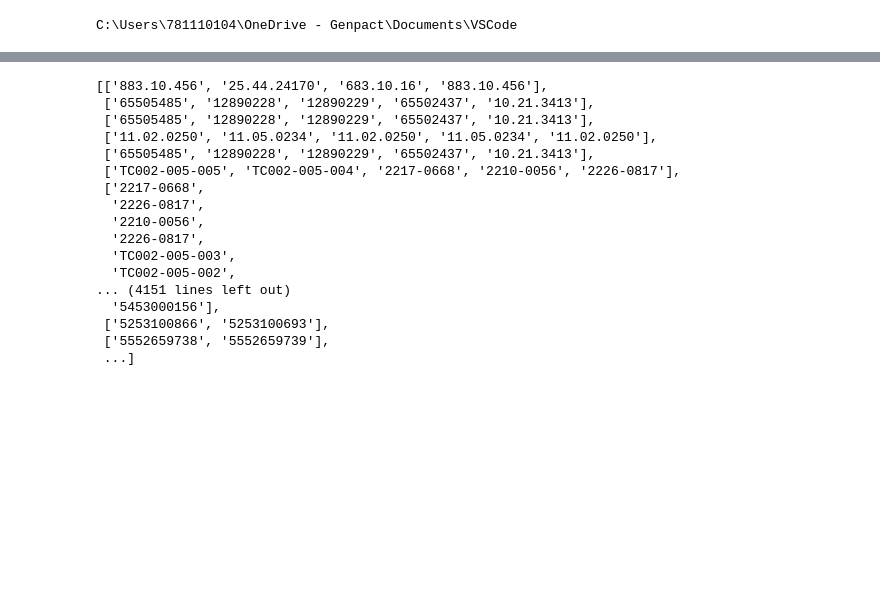
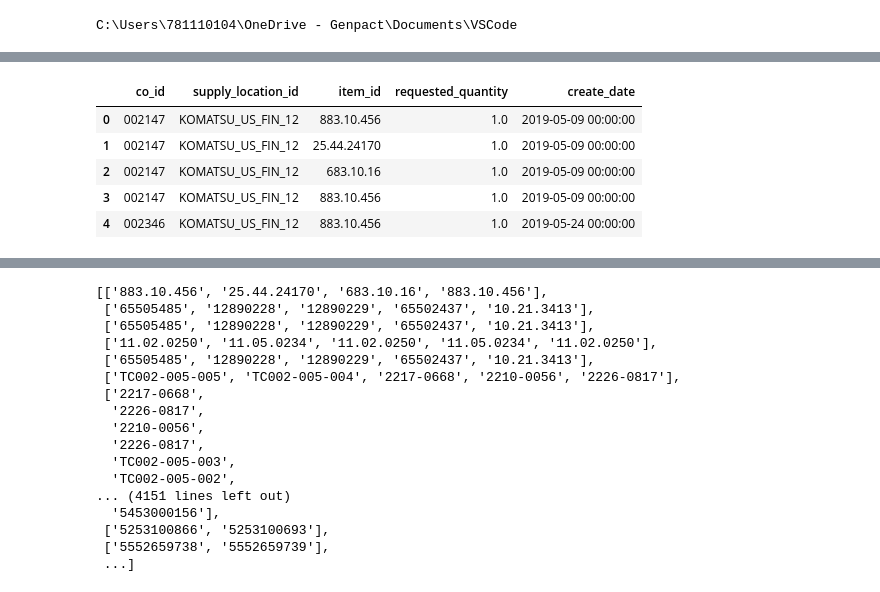
Before and after one commit to ChristophBarkey/Implicit_CF, a Jupyter notebook: ARM_testing_ipynb.ipynb, the cells around one changed output, grey strips where cells are left out. Drawn from its saved outputs; the diff is of its cells as text; code cells hidden in the pictures; blank space fills up the shorter version.

```diff
--- a/ARM_testing_ipynb.ipynb
+++ b/ARM_testing_ipynb.ipynb
@@ -53,2 +53,30 @@ arm_model.rules
 # %%
 # Source code and testing below:...
+# %%
+agco_cod_18 = pd.read_csv('cod_agco_new_2018.csv', sep = '|', low_memory=False)
+agco_cod_19 = pd.read_csv('cod_agco_new_2019.csv', sep = '|', low_memory=False)
+agco_cod_20 = pd.read_csv('cod_agco_new_2020.csv', sep = '|', low_memory=False)
+agco_cod_21 = pd.read_csv('cod_agco_new_2021.csv', sep = '|', low_memory=False)
+
+transactions_t = pd.concat([agco_cod_18, agco_cod_19, agco_cod_20, agco_cod_21])
+
+
+locations_t = pd.read_csv('loc_agco_new.csv', sep = '|', low_memory=False)
+orders_filtered = pd.merge(transactions_t, locations_t, left_on='supply_location_id', right_on='location_id', how='inner')
+
+ret = orders_filtered.copy()
+duplicate_co_id = ret.co_id.value_counts() > 1
+ret_filtered = ret[ret.co_id.isin(duplicate_co_id[duplicate_co_id].index)]
+
+transaction_list = list(ret_filtered.groupby('co_id')['item_id'].apply(list))
+
+user_item = orders_filtered[['user', 'item_id']]
+# %%
+transactions_t.head()
+# %% [output]
+|  | co_id | supply_location_id | item_id | requested_quantity | create_date |
+| 0 | 002147 | KOMATSU_US_FIN_12 | 883.10.456 | 1.0 | 2019-05-09 00:00:00 |
+| 1 | 002147 | KOMATSU_US_FIN_12 | 25.44.24170 | 1.0 | 2019-05-09 00:00:00 |
+| 2 | 002147 | KOMATSU_US_FIN_12 | 683.10.16 | 1.0 | 2019-05-09 00:00:00 |
+| 3 | 002147 | KOMATSU_US_FIN_12 | 883.10.456 | 1.0 | 2019-05-09 00:00:00 |
+| 4 | 002346 | KOMATSU_US_FIN_12 | 883.10.456 | 1.0 | 2019-05-24 00:00:00 |
```
Also changed, not shown: parts of 4 cells of this notebook.
